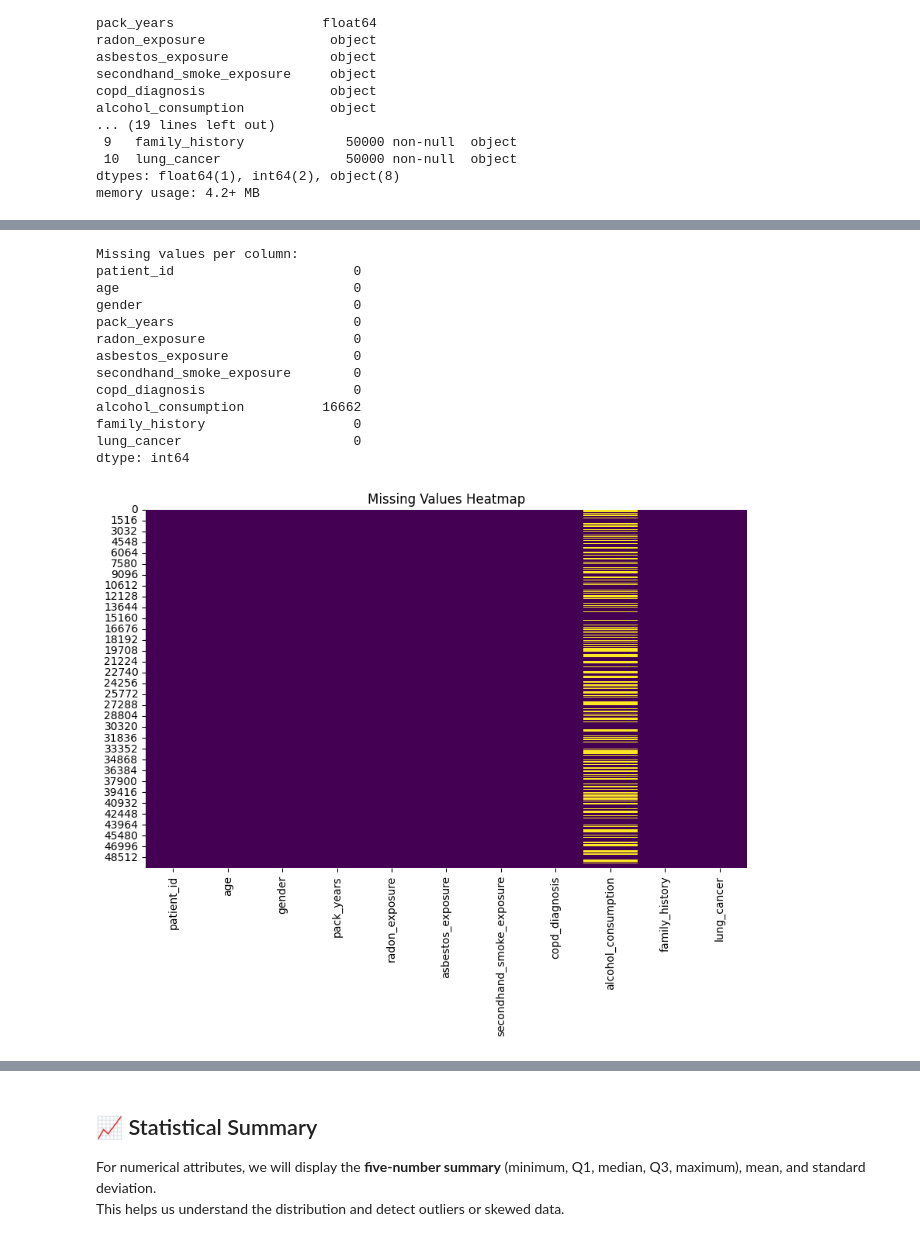
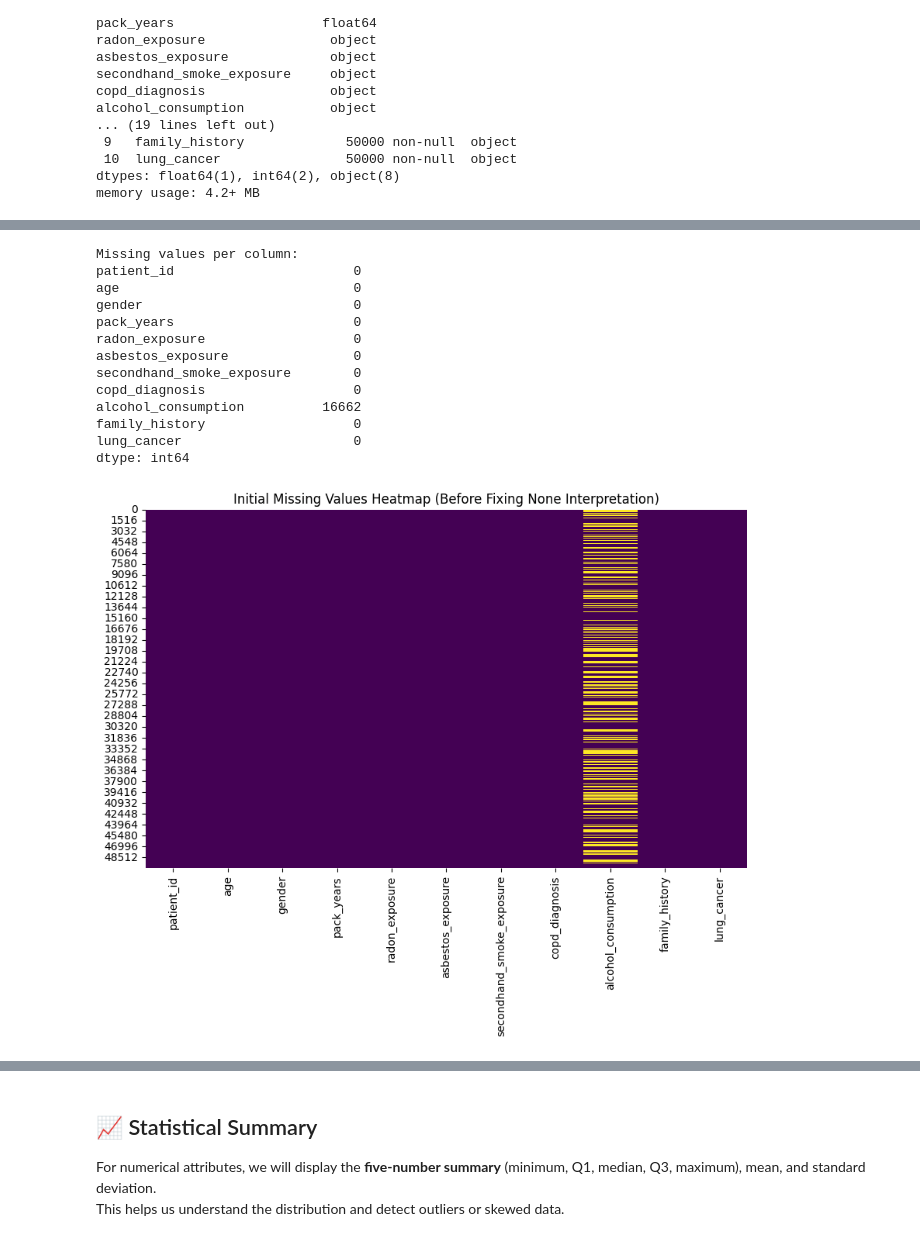
Before and after one commit to Alanoudhud/DataMining-Project, a Jupyter notebook: Reports/Phase2.ipynb, the cells around one changed output, grey strips where cells are left out. Saved outputs shown, nothing was run; the diff lists cells and outputs as text; code cells hidden in the pictures.

```diff
--- a/Reports/Phase2.ipynb
+++ b/Reports/Phase2.ipynb
@@ -79,28 +83,27 @@ We will count missing values per column and visualize them to understand the ove
 # %%
-# Count missing values per column
-missing_counts = df.isnull().sum()
 
-# Print missing values summary
+
+# Check for missing values
 print("Missing values per column:")
-print(missing_counts)
+print(df.isnull().sum())
 
-# Visualize missing values using a heatmap
+# Visualize missing values
 plt.figure(figsize=(10,6))
 sns.heatmap(df.isnull(), cbar=False, cmap='viridis')
-plt.title('Missing Values Heatmap')
+plt.title('Initial Missing Values Heatmap (Before Fixing None Interpretation)')
 plt.show()
 # %% [output]
 Missing values per column:
 patient_id                       0
 age                              0
 gender                           0
 pack_years                       0
 radon_exposure                   0
 asbestos_exposure                0
 secondhand_smoke_exposure        0
 copd_diagnosis                   0
 alcohol_consumption          16662
 family_history                   0
 lung_cancer                      0
 dtype: int64
-[figure, old version]
+[figure, new version]
```
Also changed, not shown: parts of 17 cells of this notebook.
